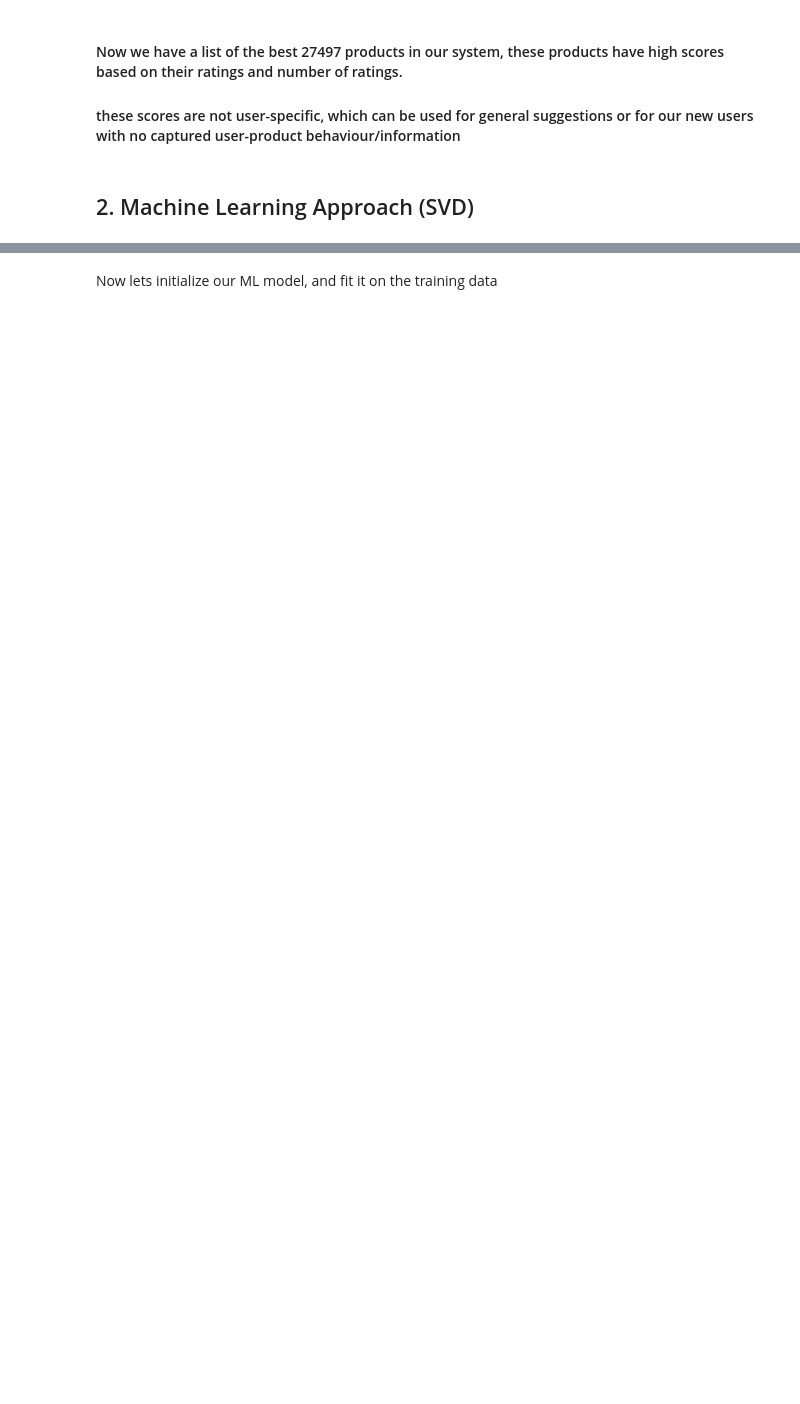
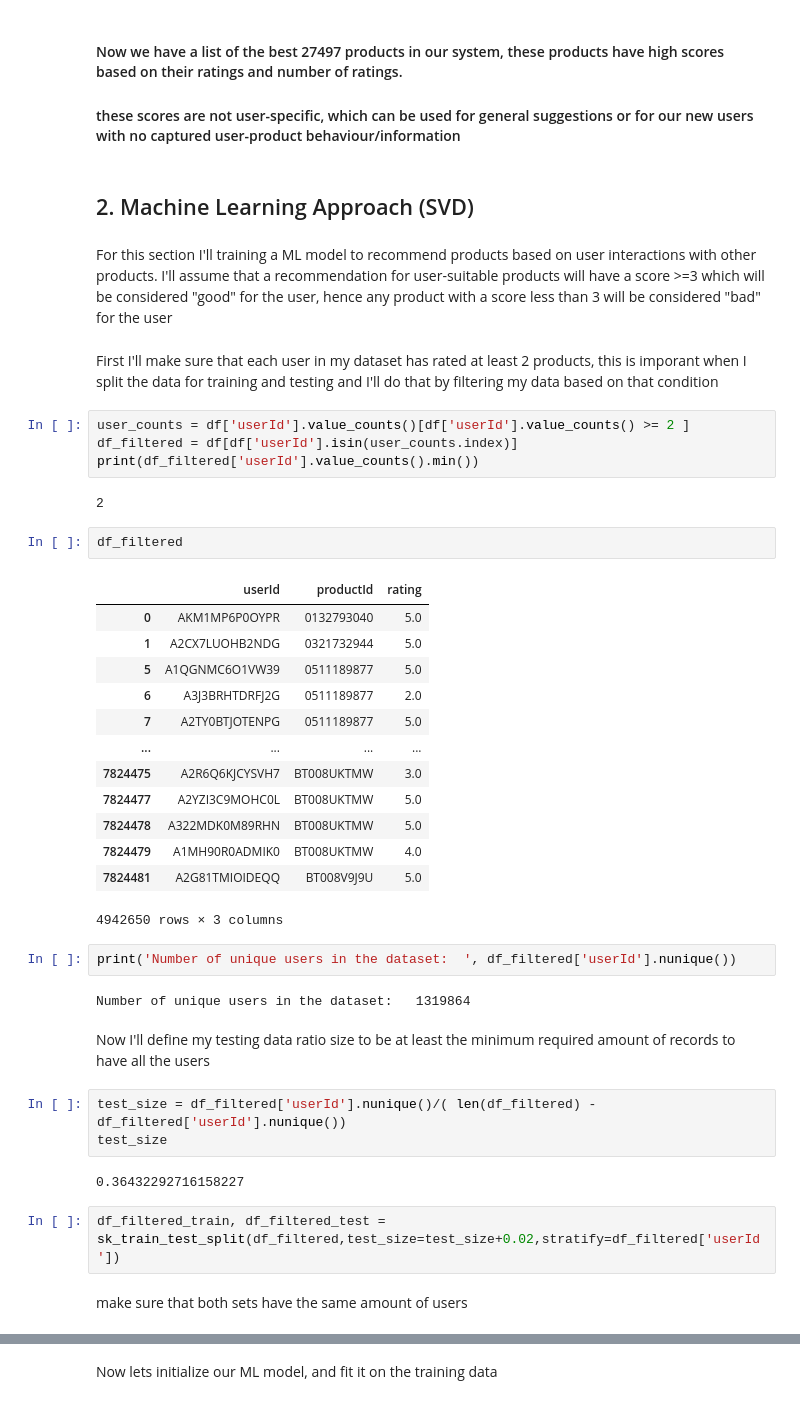
Before and after one commit to Faisal-Alageel/Recommendation-Engine, a Jupyter notebook: Recommendations.ipynb, the cells around one changed output, grey strips where cells are left out. Cells and saved outputs as stored; diff of their text form; blank space fills up the shorter version.

```diff
--- a/Recommendations.ipynb
+++ b/Recommendations.ipynb
@@ -293,3 +295,46 @@ df_filtered.sort_values('score',ascending=False)
 #### these scores are not user-specific, which can be used for general suggestions or for our new users with no captured user-product behaviour/information
 # %% [markdown]
 ## 2. Machine Learning Approach (SVD)
+# %% [markdown]
+For this section I'll training a ML model to recommend products based on user interactions with other products.
+I'll assume that a recommendation for user-suitable products will have a score >=3 which will be considered "good" for the user, hence any product with a score less than 3 will be considered "bad" for the user
+# %% [markdown]
+First I'll make sure that each user in my dataset has rated at least 2 products, this is imporant when I split the data for training and testing
+and I'll do that by filtering my data based on that condition
+# %%
+user_counts = df['userId'].value_counts()[df['userId'].value_counts() >= 2 ]
+df_filtered = df[df['userId'].isin(user_counts.index)]
+print(df_filtered['userId'].value_counts().min())
+# %% [output]
+2
+# %%
+df_filtered
+# %% [output]
+|  | userId | productId | rating |
+| 0 | AKM1MP6P0OYPR | 0132793040 | 5.0 |
+| 1 | A2CX7LUOHB2NDG | 0321732944 | 5.0 |
+| 5 | A1QGNMC6O1VW39 | 0511189877 | 5.0 |
+| 6 | A3J3BRHTDRFJ2G | 0511189877 | 2.0 |
+| 7 | A2TY0BTJOTENPG | 0511189877 | 5.0 |
+| ... | ... | ... | ... |
+| 7824475 | A2R6Q6KJCYSVH7 | BT008UKTMW | 3.0 |
+| 7824477 | A2YZI3C9MOHC0L | BT008UKTMW | 5.0 |
+| 7824478 | A322MDK0M89RHN | BT008UKTMW | 5.0 |
+| 7824479 | A1MH90R0ADMIK0 | BT008UKTMW | 4.0 |
+| 7824481 | A2G81TMIOIDEQQ | BT008V9J9U | 5.0 |
+4942650 rows × 3 columns
+# %%
+print('Number of unique users in the dataset:  ', df_filtered['userId'].nunique())
+# %% [output]
+Number of unique users in the dataset:   1319864
+# %% [markdown]
+Now I'll define my testing data ratio size to be at least the minimum required amount of records to have all the users
+# %%
+test_size = df_filtered['userId'].nunique()/( len(df_filtered) - df_filtered['userId'].nunique())
+test_size
+# %% [output]
+0.36432292716158227
+# %%
+df_filtered_train, df_filtered_test = sk_train_test_split(df_filtered,test_size=test_size+0.02,stratify=df_filtered['userId'])
+# %% [markdown]
+make sure that both sets have the same amount of users
```
Also changed, not shown: parts of 41 cells of this notebook, 2 other files.
